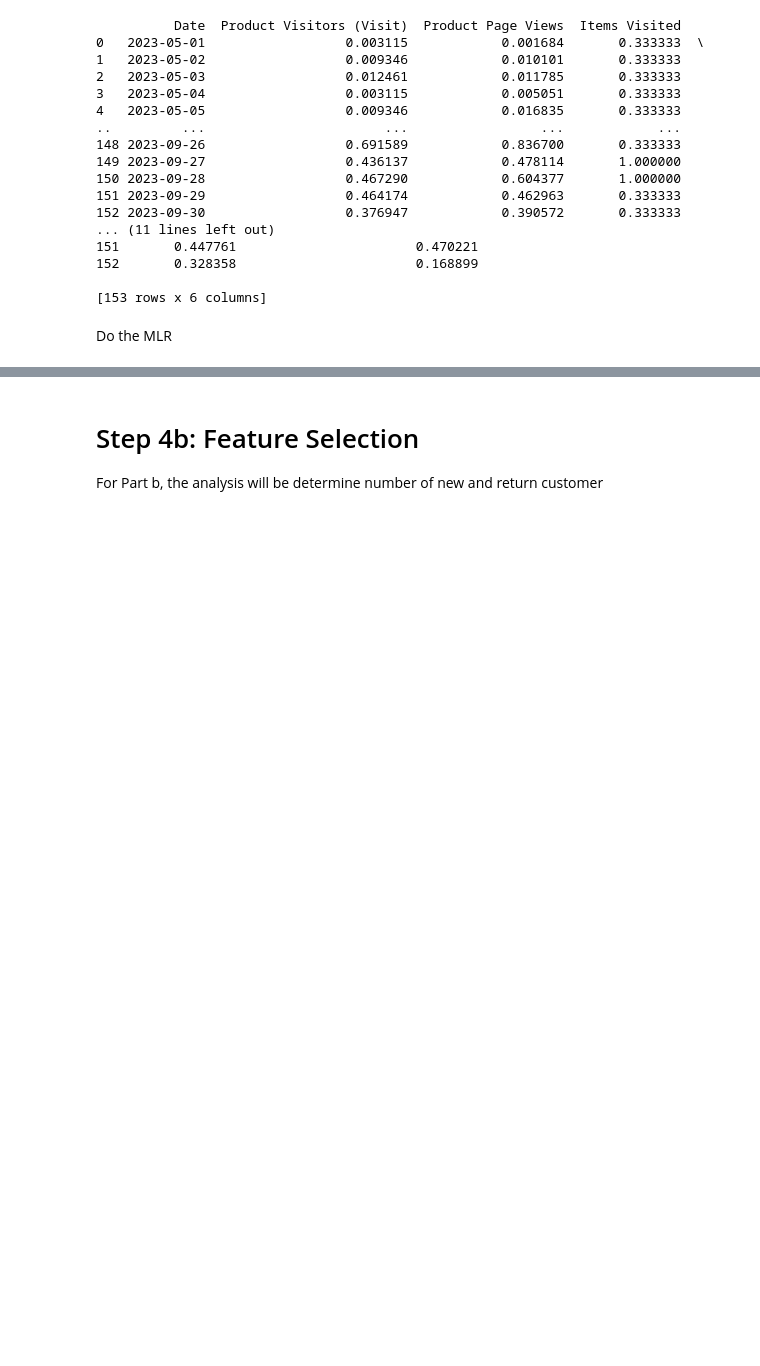
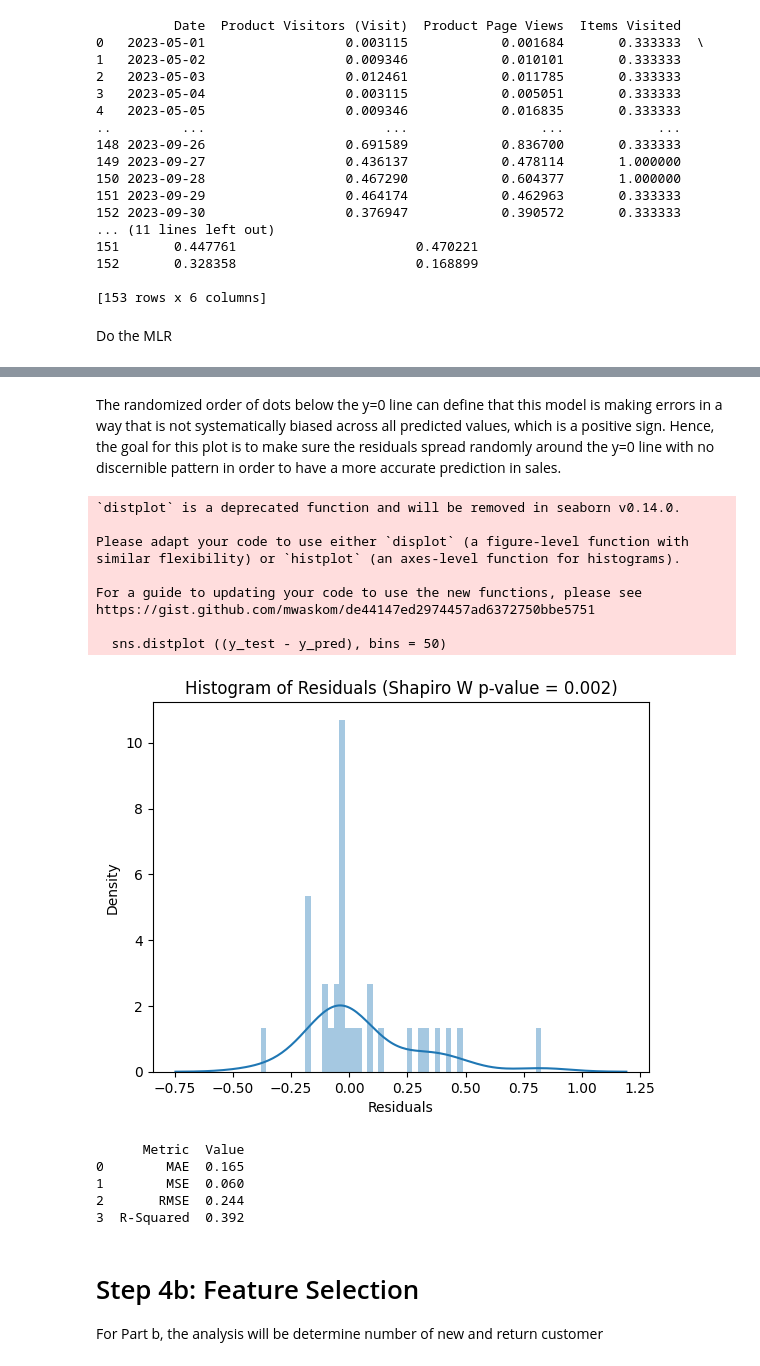
Before and after one commit to JingYuan0926/ChiliLado, a Jupyter notebook: ChiliLado.ipynb, the cells around one changed output, grey strips where cells are left out. Cells and saved outputs as stored; diff of their text form; code cells hidden in the pictures; blank space fills up the shorter version.

```diff
--- a/ChiliLado.ipynb
+++ b/ChiliLado.ipynb
@@ -348,0 +390,39 @@ Do the MLR
+# %% [markdown]
+The randomized order of dots below the y=0 line can define that this model is making errors in a way that is not systematically biased across all predicted values, which is a positive sign. Hence, the goal for this plot is to make sure the residuals spread randomly around the y=0 line with no discernible pattern in order to have a more accurate prediction in sales.
+# %%
+
+sns.distplot ((y_test - y_pred), bins = 50)
+plt.xlabel ('Residuals')
+plt.ylabel('Density')
+plt.title ('Histogram of Residuals (Shapiro W p-value = {0:0.3f})'.format(shapiro(y_test - y_pred)[1]))
+plt.show()
+
+# Performance Metrics
+from sklearn import metrics
+import numpy as np
+metrics_df1 = pd.DataFrame ({'Metric':
+['MAE',
+'MSE',
+'RMSE',
+'R-Squared'], 'Value':
+[metrics.mean_absolute_error(y_test, y_pred),
+metrics.mean_squared_error (y_test, y_pred),
+np.sqrt (metrics.mean_squared_error (y_test, y_pred)),
+metrics.explained_variance_score (y_test, y_pred)]}).round(3)
+print(metrics_df1)
+# %% [output]
+`distplot` is a deprecated function and will be removed in seaborn v0.14.0.
+
+Please adapt your code to use either `displot` (a figure-level function with
+similar flexibility) or `histplot` (an axes-level function for histograms).
+
+For a guide to updating your code to use the new functions, please see
+https://gist.github.com/mwaskom/de44147ed2974457ad6372750bbe5751
+
+  sns.distplot ((y_test - y_pred), bins = 50)
+[figure, added]
+      Metric  Value
+0        MAE  0.165
+1        MSE  0.060
+2       RMSE  0.244
+3  R-Squared  0.392
```
Also changed, not shown: parts of 5 cells of this notebook.
